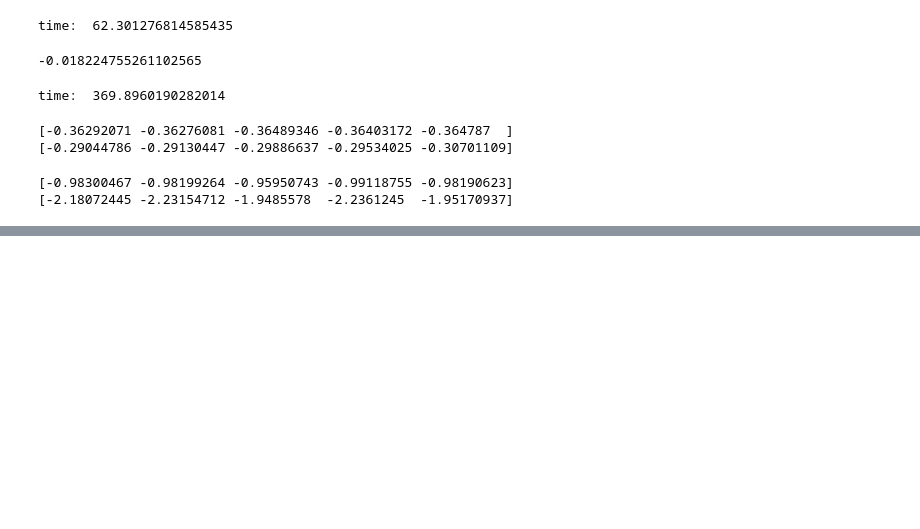
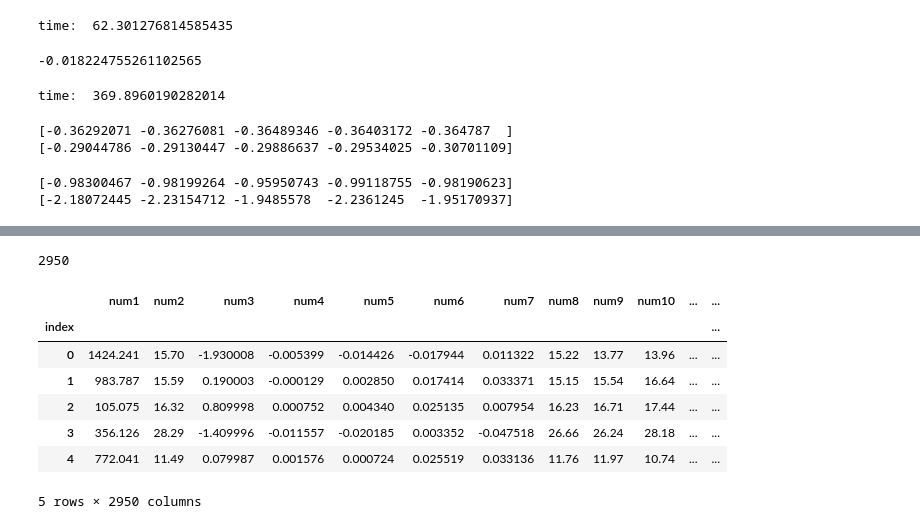
Before and after one commit to john-coletta/fall3orange3, a Jupyter notebook: machine-learning.ipynb, the cells around one changed output, grey strips where cells are left out. Saved outputs shown, nothing was run; the diff lists cells and outputs as text; code cells hidden in the pictures; blank space fills up the shorter version.

```diff
--- a/machine-learning.ipynb
+++ b/machine-learning.ipynb
@@ -208,0 +222,6 @@ base_score - (-1 * rand_df['mean_test_score'].max())
+# %%
+es = ft.EntitySet(id='data')
+es = es.entity_from_dataframe(entity_id='data',
+                             dataframe=var,
+                              index='index',
+                             make_index=True)
@@ -208,0 +248,19 @@ base_score - (-1 * rand_df['mean_test_score'].max())
+# %%
+feature_matrix, feature_defs = ft.dfs(entityset=es,
+                                     target_entity='data',
+                                     trans_primitives=['multiply'])
+# %%
+len(feature_defs)
+# %% [output]
+2950
+# %%
+feature_matrix.head()
+# %% [output]
+|  | num1 | num2 | num3 | num4 | num5 | num6 | num7 | num8 | num9 | num10 | ... | ... |
+| index |  |  |  |  |  |  |  |  |  |  |  | ... |
+| 0 | 1424.241 | 15.70 | -1.930008 | -0.005399 | -0.014426 | -0.017944 | 0.011322 | 15.22 | 13.77 | 13.96 | ... | ... |
+| 1 | 983.787 | 15.59 | 0.190003 | -0.000129 | 0.002850 | 0.017414 | 0.033371 | 15.15 | 15.54 | 16.64 | ... | ... |
+| 2 | 105.075 | 16.32 | 0.809998 | 0.000752 | 0.004340 | 0.025135 | 0.007954 | 16.23 | 16.71 | 17.44 | ... | ... |
+| 3 | 356.126 | 28.29 | -1.409996 | -0.011557 | -0.020185 | 0.003352 | -0.047518 | 26.66 | 26.24 | 28.18 | ... | ... |
+| 4 | 772.041 | 11.49 | 0.079987 | 0.001576 | 0.000724 | 0.025519 | 0.033136 | 11.76 | 11.97 | 10.74 | ... | ... |
+5 rows × 2950 columns
```
Also changed, not shown: parts of 7 cells of this notebook.
